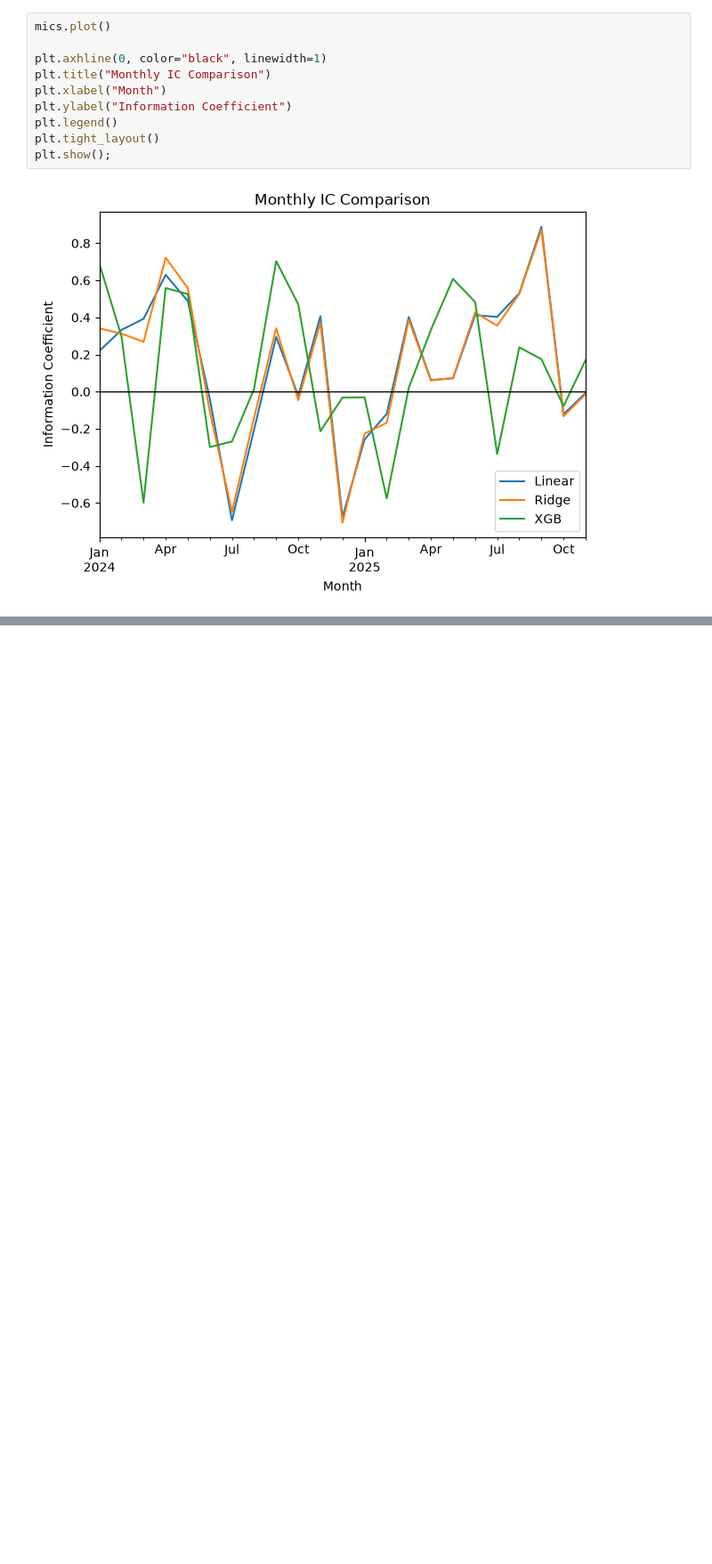
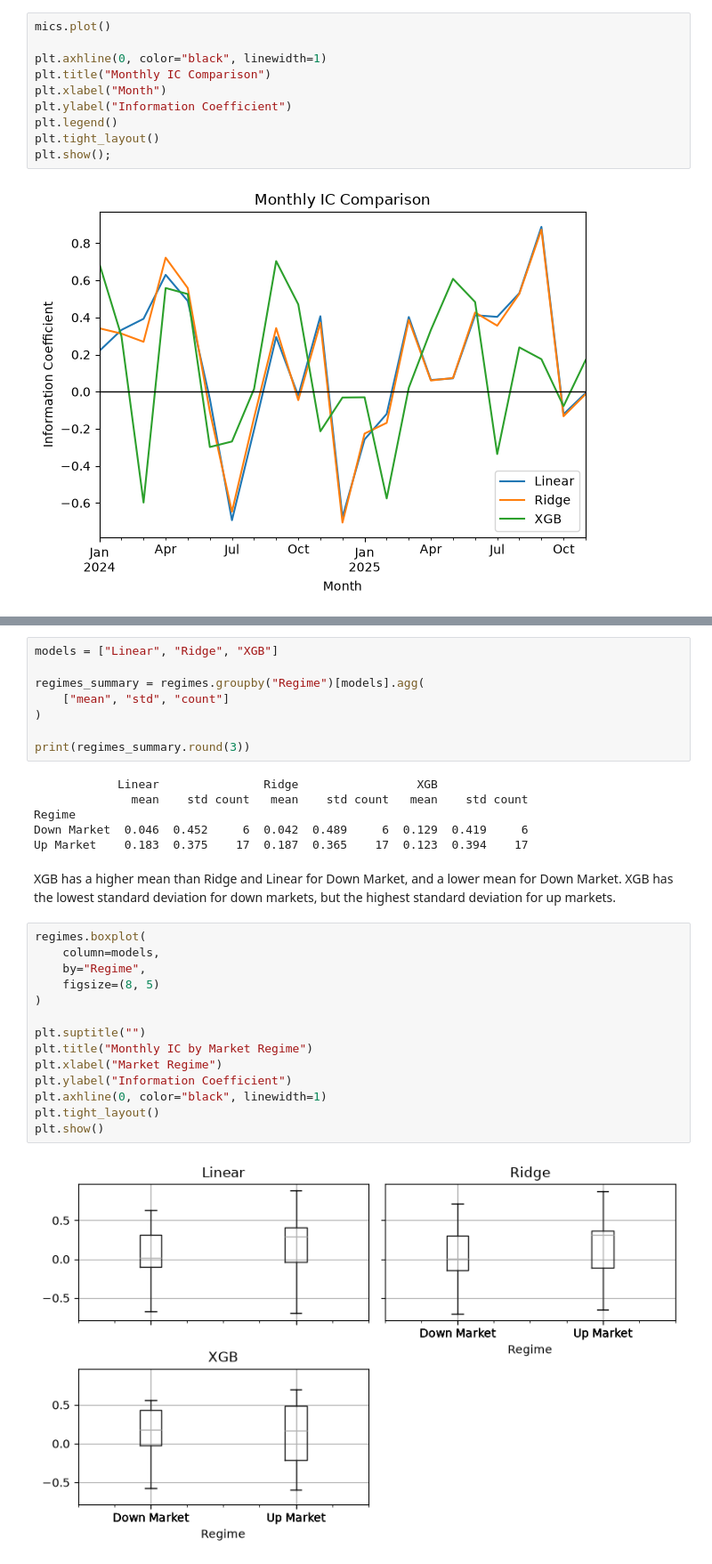
Before and after one commit to fernandez-alexis/stock-return-prediction, a Jupyter notebook: stock-return-pred.ipynb, the cells around one changed output, grey strips where cells are left out. Shown at 89% size. Cells and saved outputs as stored; diff of their text form; blank space fills up the shorter version.

Commit message:
XGB Regime analysis

```diff
--- a/stock-return-pred.ipynb
+++ b/stock-return-pred.ipynb
@@ -623,3 +624,35 @@ Date
 2024-03-31  0.392694  0.268773 -0.597785       0.031019    Up Market
 2024-04-30  0.629716  0.722301  0.558633      -0.041615  Down Market
 2024-05-31  0.488796  0.558455  0.526078       0.048021    Up Market
+# %%
+models = ["Linear", "Ridge", "XGB"]
+
+regimes_summary = regimes.groupby("Regime")[models].agg(
+    ["mean", "std", "count"]
+)
+
+print(regimes_summary.round(3))
+# %% [output]
+            Linear               Ridge                 XGB
+              mean    std count   mean    std count   mean    std count
+Regime
+Down Market  0.046  0.452     6  0.042  0.489     6  0.129  0.419     6
+Up Market    0.183  0.375    17  0.187  0.365    17  0.123  0.394    17
+# %% [markdown]
+XGB has a higher mean than Ridge and Linear for Down Market, and a lower mean for Down Market. XGB has the lowest standard deviation for down markets, but the highest standard deviation for up markets.
+# %%
+regimes.boxplot(
+    column=models,
+    by="Regime",
+    figsize=(8, 5)
+)
+
+plt.suptitle("")
+plt.title("Monthly IC by Market Regime")
+plt.xlabel("Market Regime")
+plt.ylabel("Information Coefficient")
+plt.axhline(0, color="black", linewidth=1)
+plt.tight_layout()
+plt.show()
+# %% [output]
+[figure, added]
```
Also changed, not shown: parts of 2 cells of this notebook.
